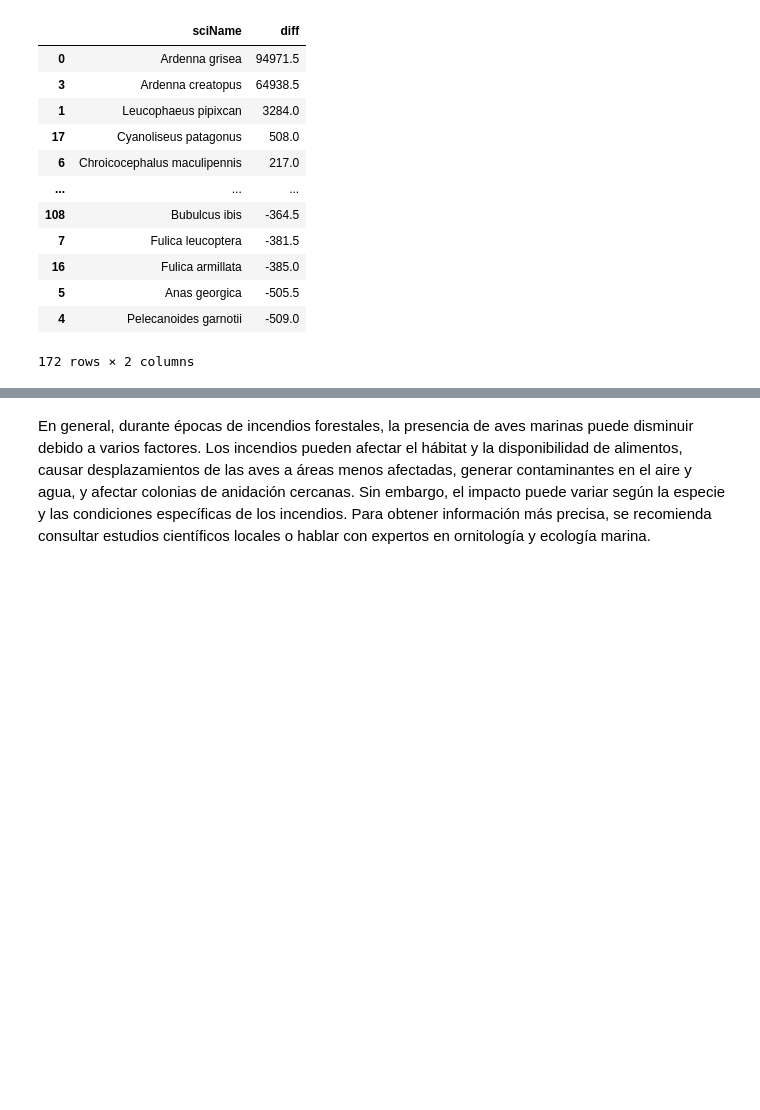
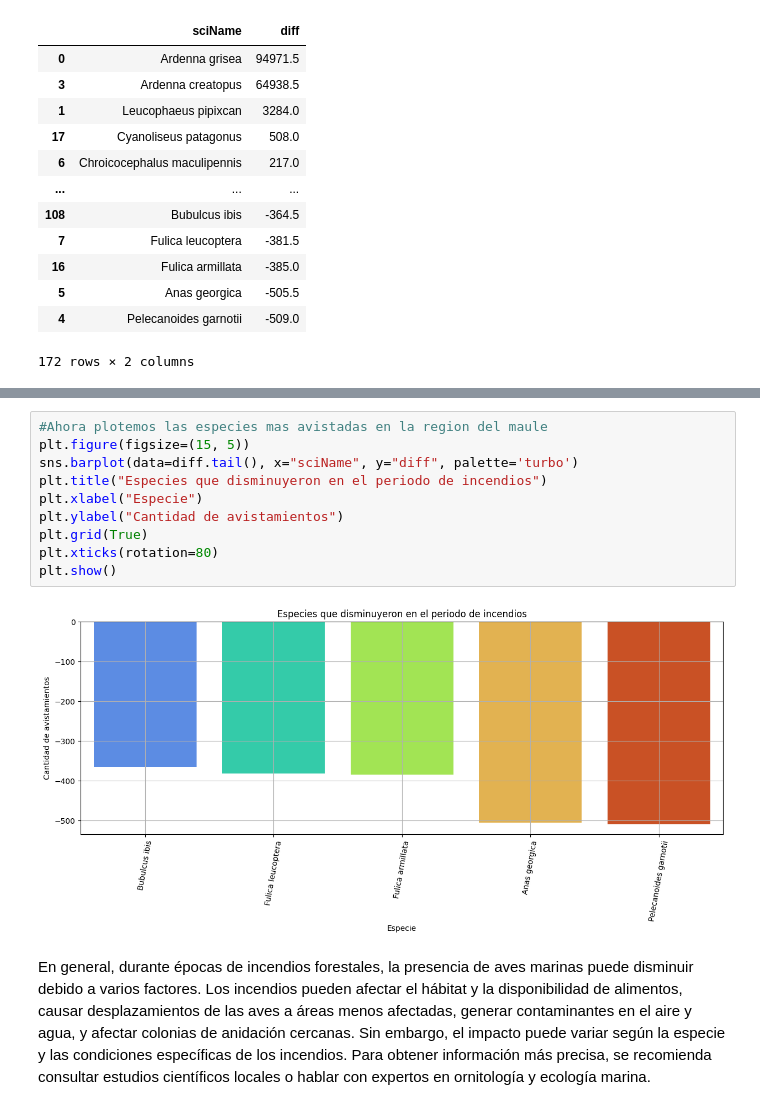
Before and after one commit to ymotomy/Proyecto-IMT2200, a Jupyter notebook: Proyecto.ipynb, the cells around one changed output, grey strips where cells are left out. Saved outputs shown, nothing was run; the diff lists cells and outputs as text; blank space fills up the shorter version.

```diff
--- a/Proyecto.ipynb
+++ b/Proyecto.ipynb
@@ -432,3 +444,15 @@ diff
+# %%
+#Ahora plotemos las especies mas avistadas en la region del maule
+plt.figure(figsize=(15, 5))
+sns.barplot(data=diff.tail(), x="sciName", y="diff", palette='turbo')
+plt.title("Especies que disminuyeron en el periodo de incendios")
+plt.xlabel("Especie")
+plt.ylabel("Cantidad de avistamientos")
+plt.grid(True)
+plt.xticks(rotation=80)
+plt.show()
+# %% [output]
+[figure, added]
 # %% [markdown]
 En general, durante épocas de incendios forestales, la presencia de aves marinas puede disminuir debido a varios factores. Los incendios pueden afectar el hábitat y la disponibilidad de alimentos, causar desplazamientos de las aves a áreas menos afectadas, generar contaminantes en el aire y agua, y afectar colonias de anidación cercanas. Sin embargo, el impacto puede variar según la especie y las condiciones específicas de los incendios. Para obtener información más precisa, se recomienda consultar estudios científicos locales o hablar con expertos en ornitología y ecología marina.
 # %%
```
Also changed, not shown: parts of 1 cell of this notebook, 1 other file.
